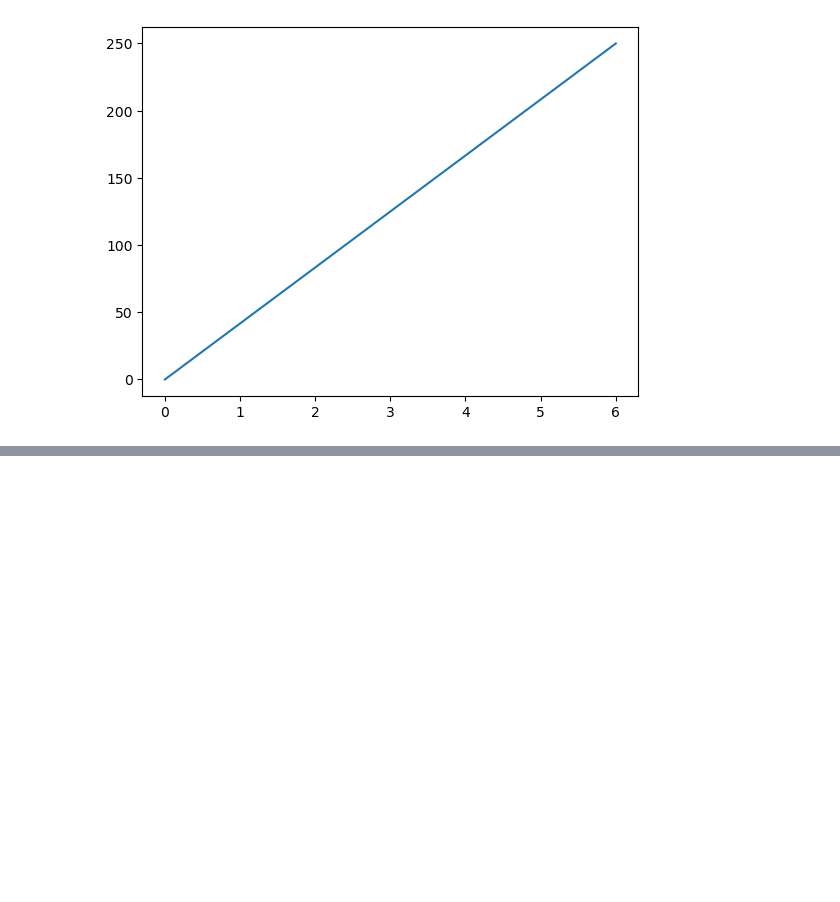
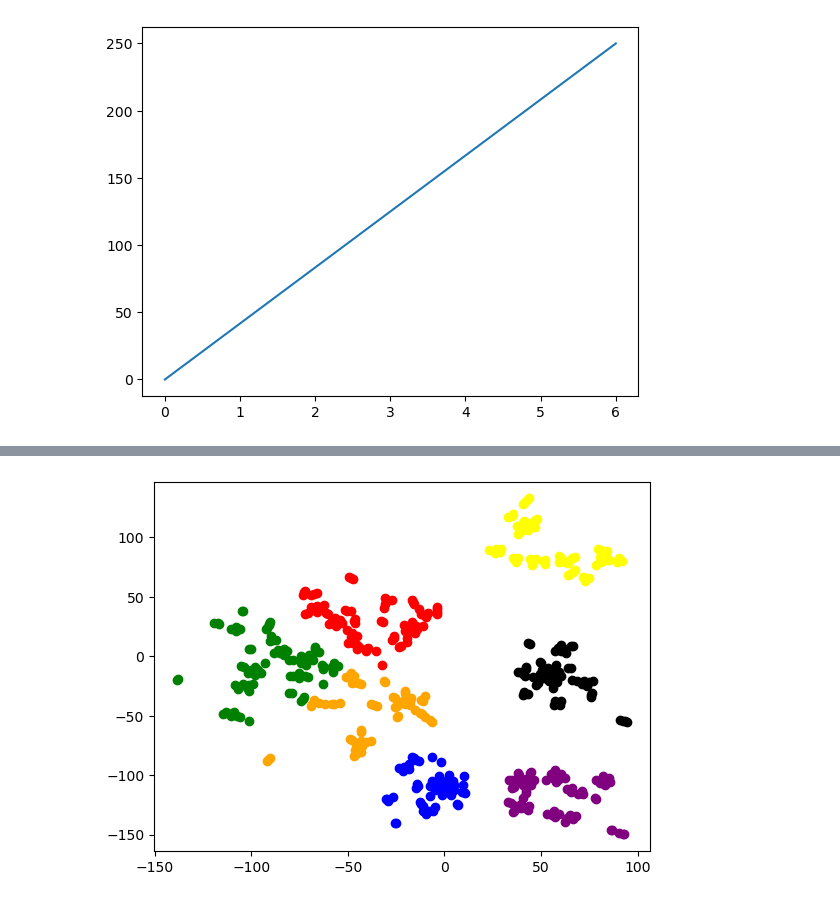
Before and after one commit to SparshRawal/mlp-project, a Jupyter notebook: DataAumentation.ipynb, the cells around one changed output, grey strips where cells are left out. Saved outputs shown, nothing was run; the diff lists cells and outputs as text; code cells hidden in the pictures; blank space fills up the shorter version.

```diff
--- a/DataAumentation.ipynb
+++ b/DataAumentation.ipynb
@@ -378,0 +392,18 @@ plt.imshow(full_image)
+# %%
+import pandas as pd
+data = []
+labels = kmeans.labels_
+for i in range(0,len(tsne)):
+    x = tsne[i][0]
+    y = tsne[i][1]
+    pred = labels[i]
+    data.append(
+        {
+            'X' : x,
+            'Y' : y,
+            'Cluster' : pred
+        }
+    )
+print(data)
+df = pd.DataFrame(data)
+df.head(10)
@@ -378,0 +423,24 @@ plt.imshow(full_image)
+# %%
+import matplotlib.pyplot as plt
+
+#filter rows of original data
+filtered_label_0 = df.loc[df['Cluster'] == 0]
+filtered_label_1 = df.loc[df['Cluster'] == 1]
+filtered_label_2 = df.loc[df['Cluster'] == 2]
+filtered_label_3 = df.loc[df['Cluster'] == 3]
+filtered_label_4 = df.loc[df['Cluster'] == 4]
+filtered_label_5 = df.loc[df['Cluster'] == 5]
+filtered_label_6 = df.loc[df['Cluster'] == 6]
+filtered_label_7 = df.loc[df['Cluster'] == 7]
+# filtered_label_0.head(10)
+#plotting the results
+plt.scatter(filtered_label_0['X'] , filtered_label_0['Y'], color ='red')
+plt.scatter(filtered_label_1['X'] , filtered_label_1['Y'], color ='black')
+plt.scatter(filtered_label_2['X'] , filtered_label_2['Y'], color ='blue')
+plt.scatter(filtered_label_3['X'] , filtered_label_3['Y'], color ='green')
+plt.scatter(filtered_label_4['X'] , filtered_label_4['Y'], color ='yellow')
+plt.scatter(filtered_label_5['X'] , filtered_label_5['Y'], color ='purple')
+plt.scatter(filtered_label_6['X'] , filtered_label_6['Y'], color ='orange')
+plt.show()
+# %% [output]
+[figure, added]
```
Also changed, not shown: parts of 19 cells of this notebook, 1 other file.
